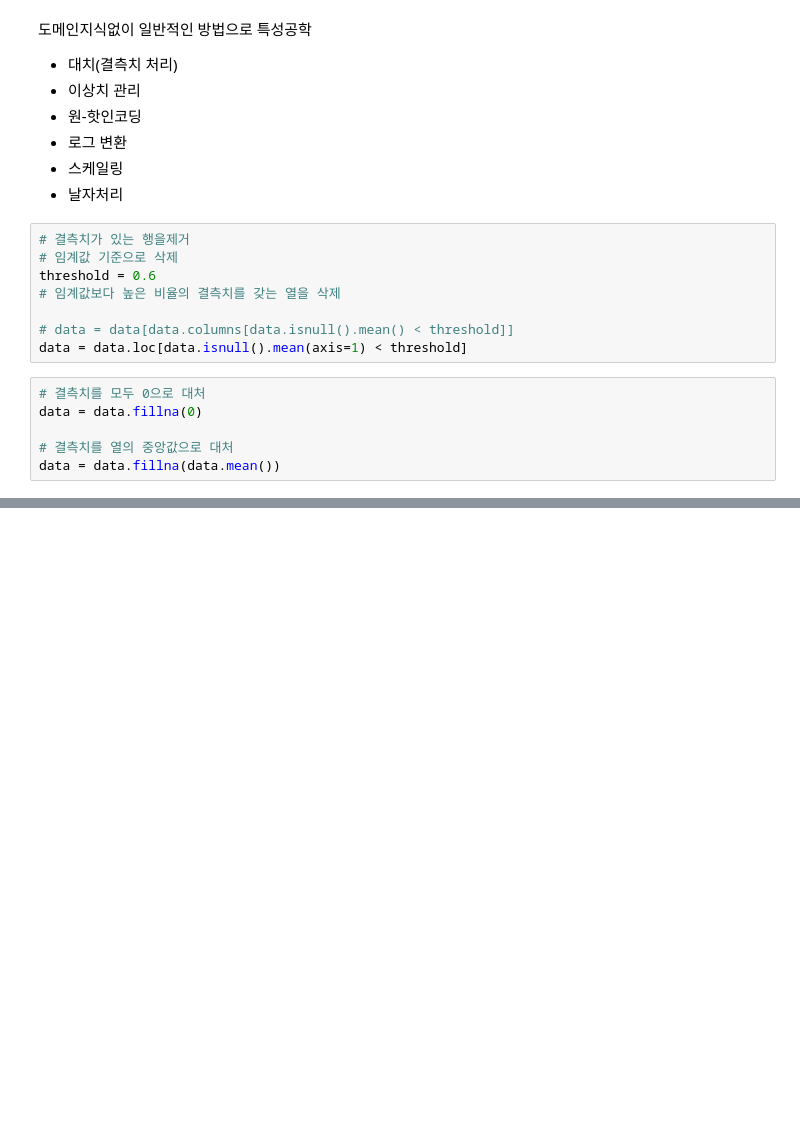
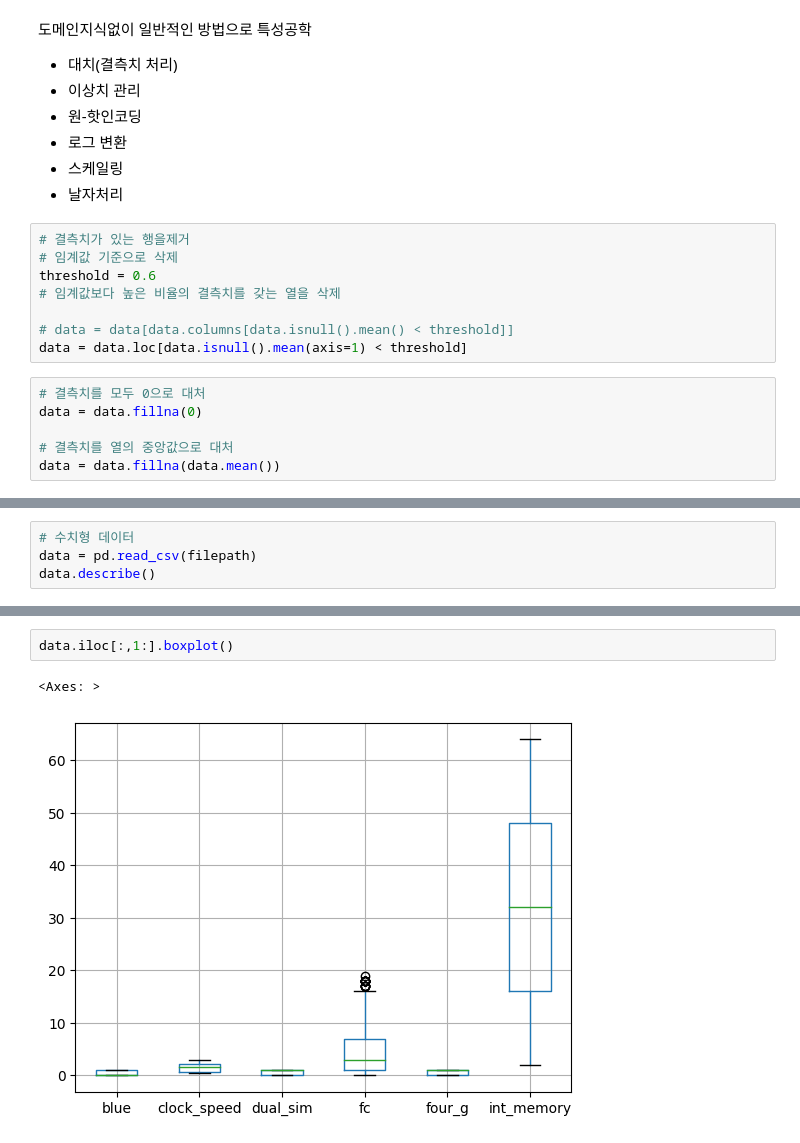
Before and after one commit to leekyuyoung202306/PYTHON, a Jupyter notebook: 13주차/[13주차]머신러닝01_특성선택_특성공학.ipynb, the cells around one changed output, grey strips where cells are left out. Cells and saved outputs as stored; diff of their text form; blank space fills up the shorter version.

```diff
--- a/13주차/[13주차]머신러닝01_특성선택_특성공학.ipynb
+++ b/13주차/[13주차]머신러닝01_특성선택_특성공학.ipynb
@@ -113,0 +130,4 @@ data = data.fillna(data.mean())
+# %%
+# 수치형 데이터
+data = pd.read_csv(filepath)
+data.describe()
@@ -113,0 +144,5 @@ data = data.fillna(data.mean())
+# %%
+data.iloc[:,1:].boxplot()
+# %% [output]
+<Axes: >
+[figure, added]
```
Also changed, not shown: parts of 12 cells of this notebook.
